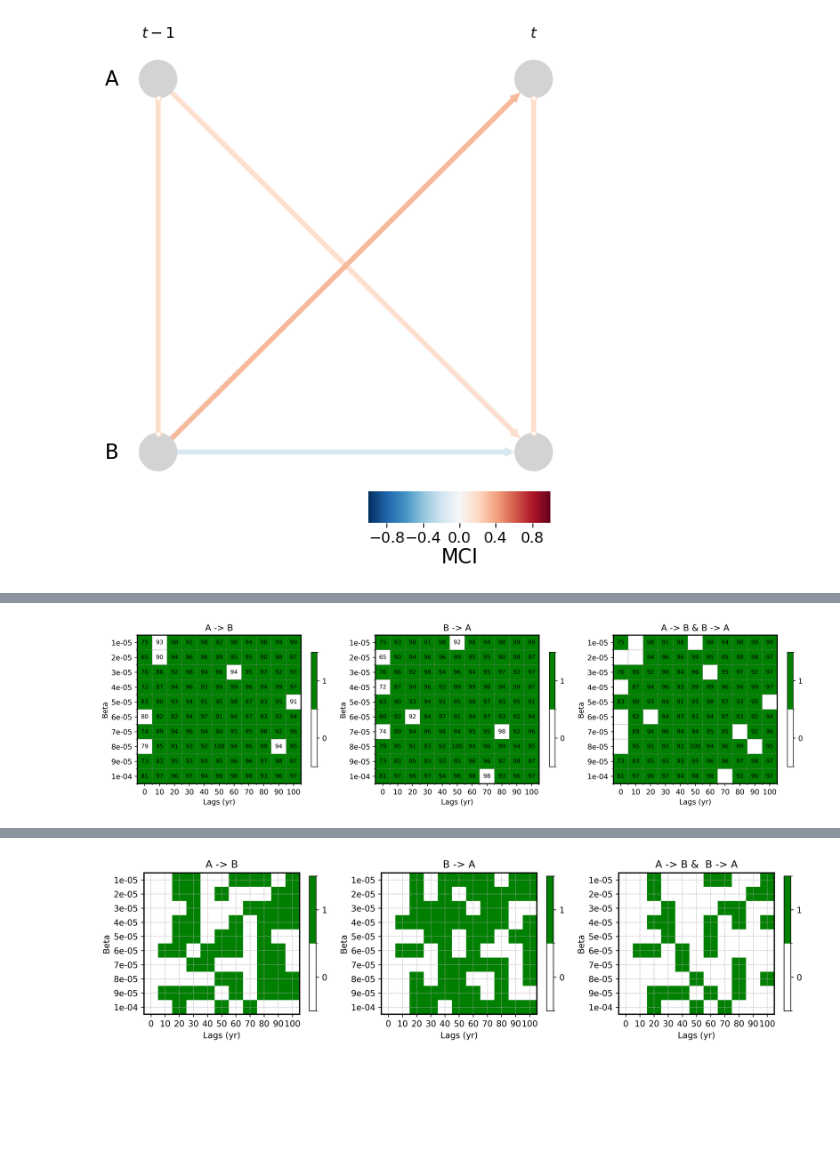
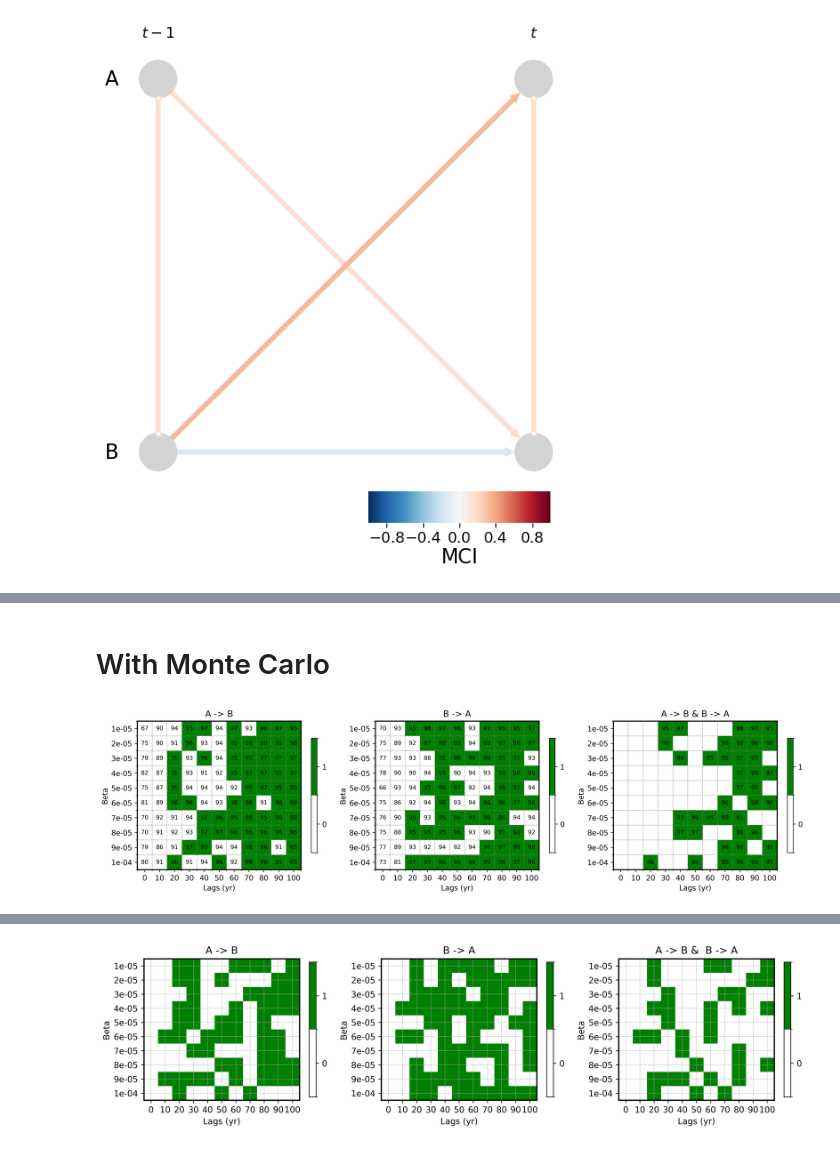
Before and after one commit to Peisong-Zheng/Paleoclimate_causality, a Jupyter notebook: Generate_syth_data_dt10_PCMCI_twoways.ipynb, the cells around one changed output, grey strips where cells are left out. Saved outputs shown, nothing was run; the diff lists cells and outputs as text; code cells hidden in the pictures; blank space fills up the shorter version.

```diff
--- a/Generate_syth_data_dt10_PCMCI_twoways.ipynb
+++ b/Generate_syth_data_dt10_PCMCI_twoways.ipynb
@@ -190,3 +282,5 @@ tp.plot_time_series_graph(
+# %% [markdown]
+# With Monte Carlo
 # %%
 import numpy as np
 from toolbox import GC_functions as GC  # Assuming GC_functions is your custom module
@@ -258,8 +352,11 @@ for i, strength in enumerate(beta):
                 causal_BA_true_count += 1
 
         # Calculate the percentages
-        causal_AB_results[i, j] = causal_AB
-        causal_BA_results[i, j] = causal_BA
+        causal_AB_results[i, j] = causal_AB_true_count / iterations
+        causal_BA_results[i, j] = causal_BA_true_count / iterations
+
+        causal_AB_results[i, j]  = causal_AB_results[i, j]  >= 0.95
+        causal_BA_results[i, j] = causal_BA_results[i, j] >= 0.95
 
         causal_AB_true_count_all[i, j] = causal_AB_true_count
         causal_BA_true_count_all[i, j] = causal_BA_true_count
@@ -287,32 +385,32 @@ import importlib
 importlib.reload(saf)
 
 beta = np.arange(1e-5, 1e-4+1e-5, 1e-5)
 lags = range(11)  # From 0 to 10
 
 X=np.array(lags)
 Y=np.array(beta)
 
 
 
 fig, axs = plt.subplots(1, 3, figsize=(14,4), dpi=600)  # 1 row, 3 columns of plots
 
 # Plot each of the causal matrices with text annotations
 saf.causal_matshow_ax(causal_AB_results, causal_AB_true_count_all, axs[0], X=X, Y=Y, title='A -> B', ylabel='Beta',show_counts=True)
-saf.causal_matshow_ax(causal_BA_results, causal_AB_true_count_all, axs[1], X=X, Y=Y, title='B -> A', ylabel='Beta',show_counts=True)
+saf.causal_matshow_ax(causal_BA_results, causal_BA_true_count_all, axs[1], X=X, Y=Y, title='B -> A', ylabel='Beta',show_counts=True)
 
 # create AB_BA_count, and if causal_results_red_nozscore is 1, set the value in AB_BA count to the value from the causal_AB_true_count_all
 AB_BA_count = np.zeros((len(beta), len(lags)))
 for i in range(len(beta)):
     for j in range(len(lags)):
         if causal_results_red_nozscore[i,j] == 1:
             AB_BA_count[i,j] = causal_AB_true_count_all[i,j]
         else:
             AB_BA_count[i,j] = np.nan
 
 
 # Assuming causal_results_red_nozscore is derived in your existing code
 saf.causal_matshow_ax(causal_results=causal_results_red_nozscore, counts=AB_BA_count, ax=axs[2], X=X, Y=Y, title='A -> B & B -> A', ylabel='Beta',show_counts=True)
 plt.tight_layout()
 plt.show()
 # %% [output]
-[figure, old version]
+[figure, new version]
```
Also changed, not shown: parts of 5 cells of this notebook, 14 other files.
